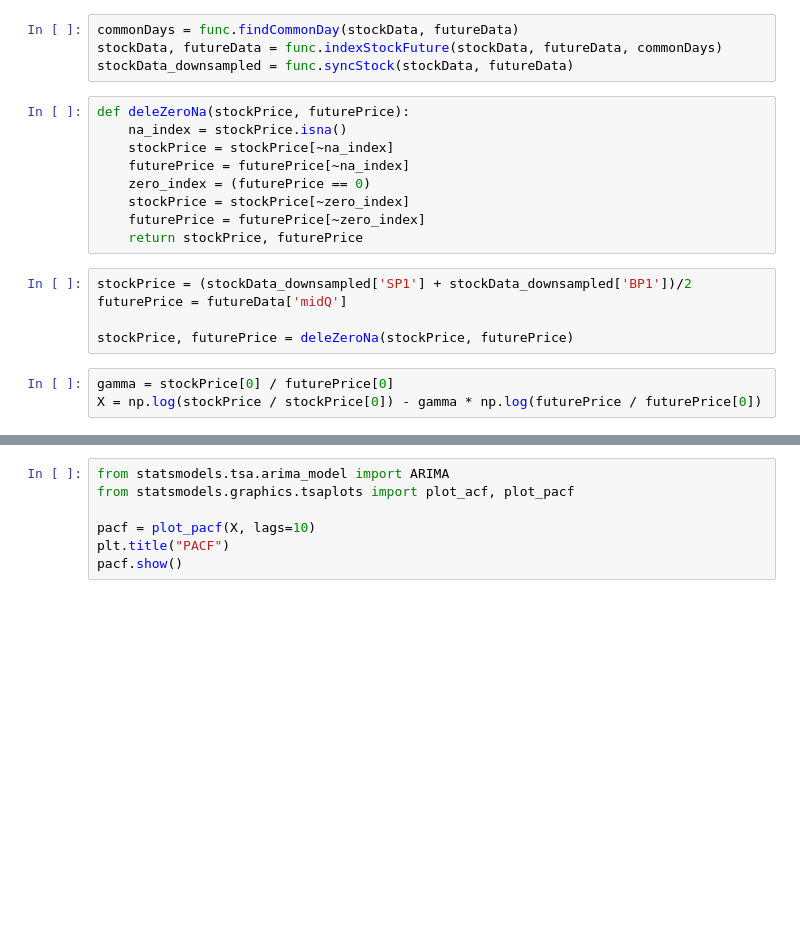
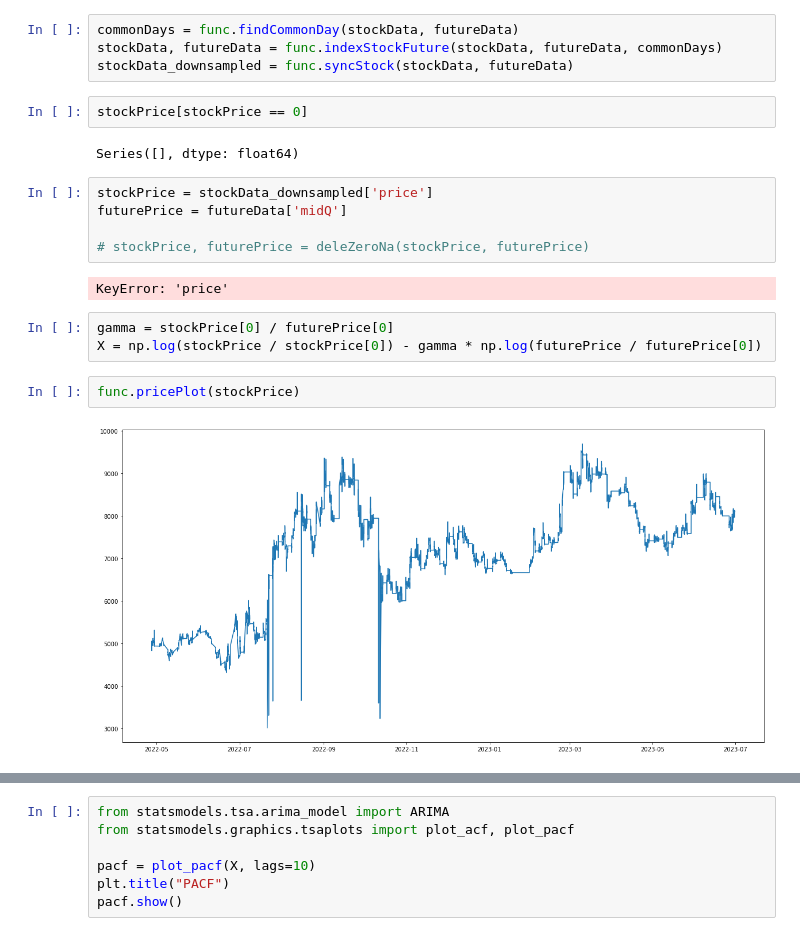
Before and after one commit to Jeremygaop/research-on-pair-trading, a Jupyter notebook: pair_test.ipynb, the cells around one changed output, grey strips where cells are left out. Drawn from its saved outputs; the diff is of its cells as text; blank space fills up the shorter version.

```diff
--- a/pair_test.ipynb
+++ b/pair_test.ipynb
@@ -33,23 +33,24 @@ stockData
 commonDays = func.findCommonDay(stockData, futureData)
 stockData, futureData = func.indexStockFuture(stockData, futureData, commonDays)
 stockData_downsampled = func.syncStock(stockData, futureData)
-# %%
-def deleZeroNa(stockPrice, futurePrice):
-    na_index = stockPrice.isna()
-    stockPrice = stockPrice[~na_index]
-    futurePrice = futurePrice[~na_index]
-    zero_index = (futurePrice == 0)
-    stockPrice = stockPrice[~zero_index]
-    futurePrice = futurePrice[~zero_index]
-    return stockPrice, futurePrice
+# %%
+stockPrice[stockPrice == 0]
+# %% [output]
+Series([], dtype: float64)
 # %%
-stockPrice = (stockData_downsampled['SP1'] + stockData_downsampled['BP1'])/2
+stockPrice = stockData_downsampled['price']
 futurePrice = futureData['midQ']
 
-stockPrice, futurePrice = deleZeroNa(stockPrice, futurePrice)
+# stockPrice, futurePrice = deleZeroNa(stockPrice, futurePrice)
+# %% [output]
+KeyError: 'price'
 # %%
 gamma = stockPrice[0] / futurePrice[0]
 X = np.log(stockPrice / stockPrice[0]) - gamma * np.log(futurePrice / futurePrice[0])
+# %%
+func.pricePlot(stockPrice)
+# %% [output]
+[figure, added]
 # %%
 func.pricePlot(X)
 # %% [output]
```
Also changed, not shown: parts of 3 cells of this notebook.
